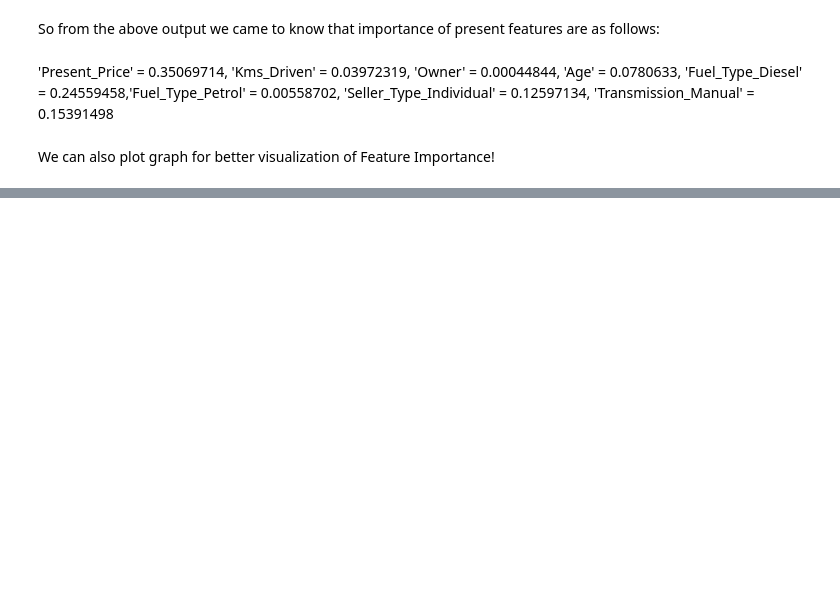
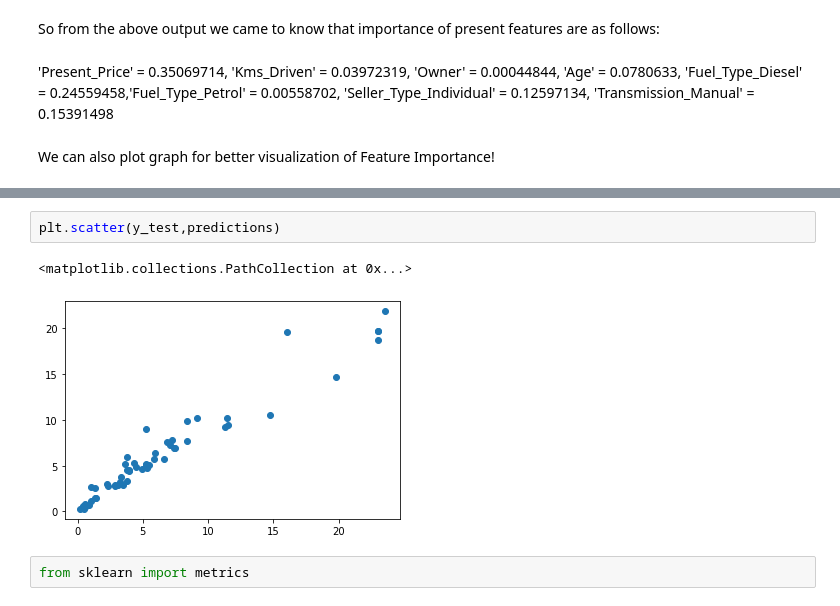
Before and after one commit to k4lp3sh/car-price-prediction, a Jupyter notebook: Car Price Prediction.ipynb, the cells around one changed output, grey strips where cells are left out. Saved outputs shown, nothing was run; the diff lists cells and outputs as text; blank space fills up the shorter version.

```diff
--- a/Car Price Prediction.ipynb
+++ b/Car Price Prediction.ipynb
@@ -279,0 +384,7 @@ plt.show()
+# %%
+plt.scatter(y_test,predictions)
+# %% [output]
+<matplotlib.collections.PathCollection at 0x...>
+[figure, added]
+# %%
+from sklearn import metrics
```
Also changed, not shown: parts of 23 cells of this notebook, 1 other file.
